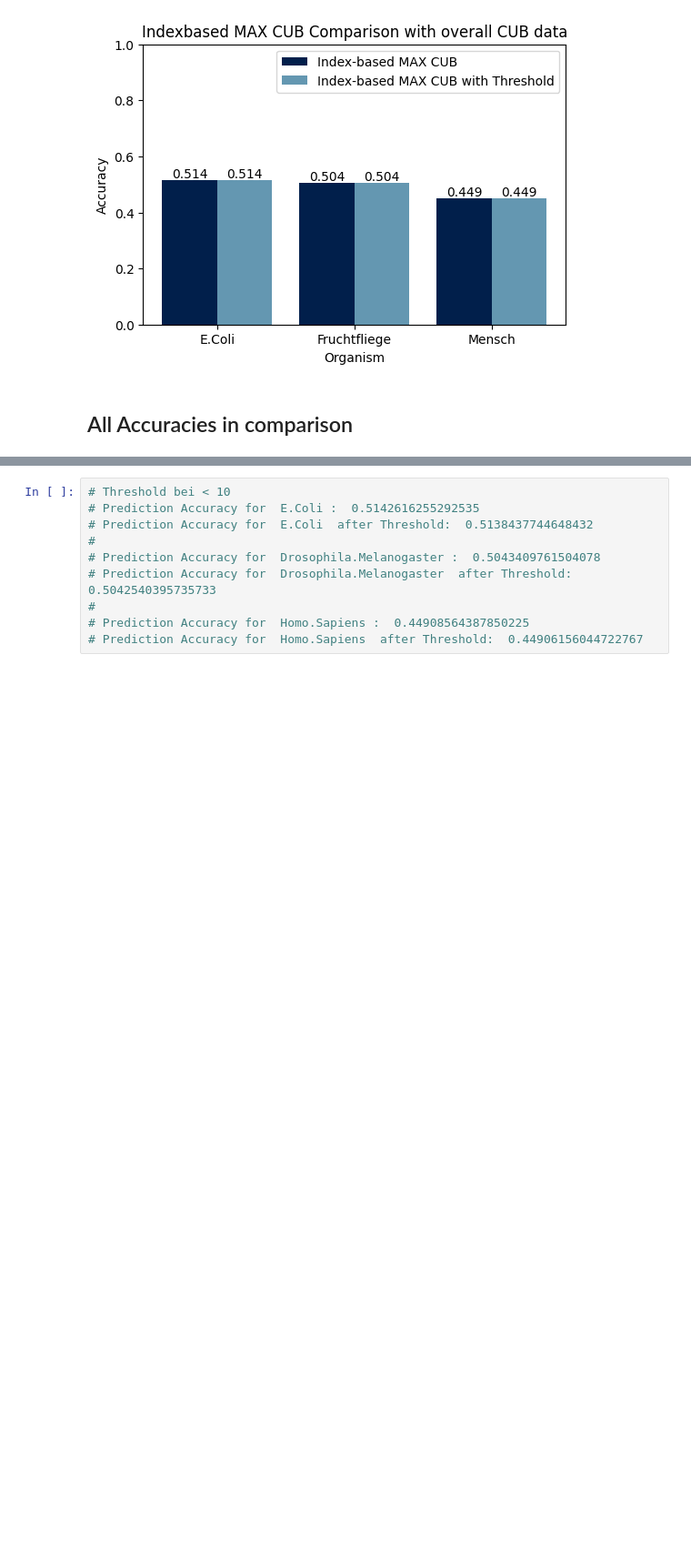
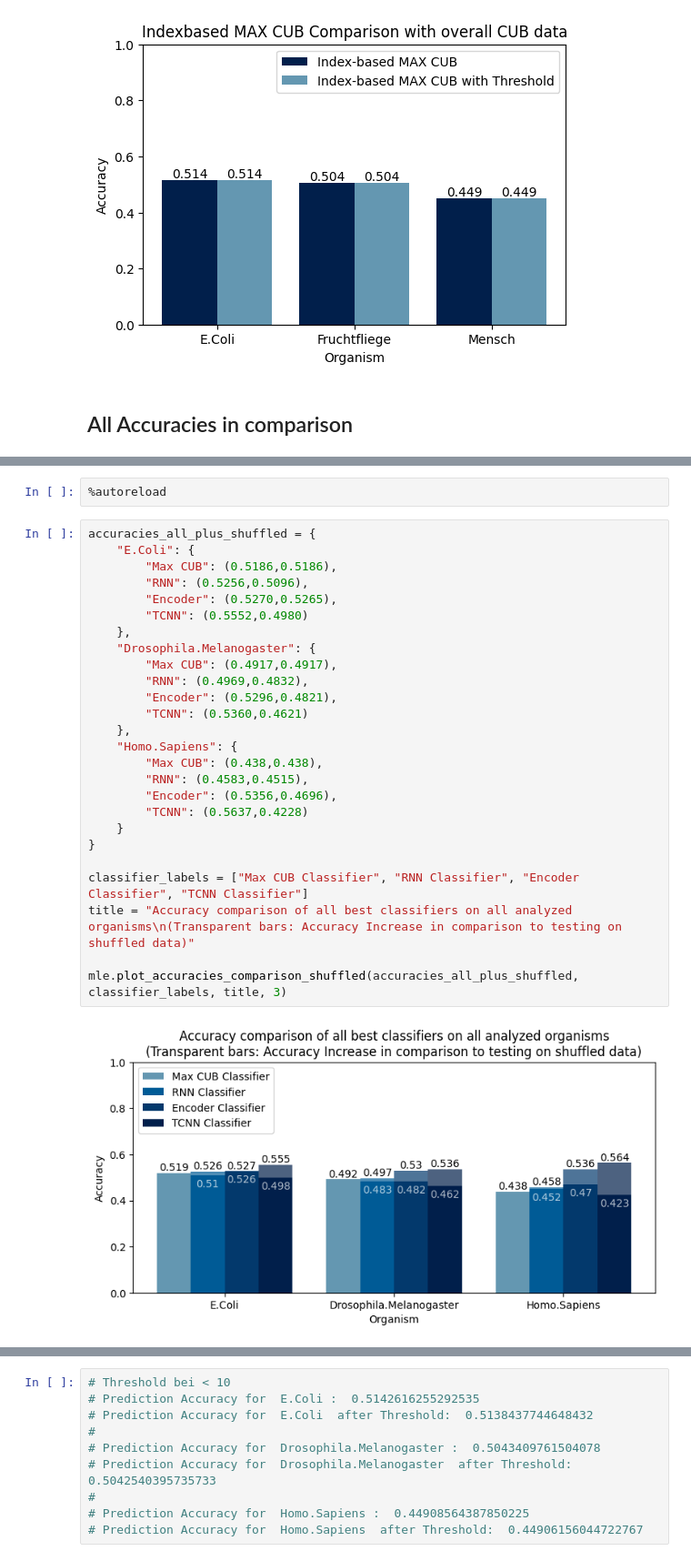
Before and after one commit to maxikuehn/PMDS_Codons, a Jupyter notebook: notebooks/09_Accuracy_Results_Overview.ipynb, the cells around one changed output, grey strips where cells are left out. Shown at 91% size. Drawn from its saved outputs; the diff is of its cells as text; blank space fills up the shorter version.

```diff
--- a/notebooks/09_Accuracy_Results_Overview.ipynb
+++ b/notebooks/09_Accuracy_Results_Overview.ipynb
@@ -281,2 +278,32 @@ ml_evaluation.plot_accuracies_comparison(accuracies_all, classifier_labels, titl
 # %% [output]
 [figure]
+# %%
+%autoreload
+# %%
+accuracies_all_plus_shuffled = {
+    "E.Coli": {
+        "Max CUB": (0.5186,0.5186),
+        "RNN": (0.5256,0.5096),
+        "Encoder": (0.5270,0.5265),
+        "TCNN": (0.5552,0.4980)
+    },
+    "Drosophila.Melanogaster": {
+        "Max CUB": (0.4917,0.4917),
+        "RNN": (0.4969,0.4832),
+        "Encoder": (0.5296,0.4821),
+        "TCNN": (0.5360,0.4621)
+    },
+    "Homo.Sapiens": {
+        "Max CUB": (0.438,0.438),
+        "RNN": (0.4583,0.4515),
+        "Encoder": (0.5356,0.4696),
+        "TCNN": (0.5637,0.4228)
+    }
+}
+
+classifier_labels = ["Max CUB Classifier", "RNN Classifier", "Encoder Classifier", "TCNN Classifier"]
+title = "Accuracy comparison of all best classifiers on all analyzed organisms\n(Transparent bars: Accuracy Increase in comparison to testing on shuffled data)"
+
+mle.plot_accuracies_comparison_shuffled(accuracies_all_plus_shuffled, classifier_labels, title, 3)
+# %% [output]
+[figure, added]
```
Also changed, not shown: parts of 15 cells of this notebook, 4 other files.
